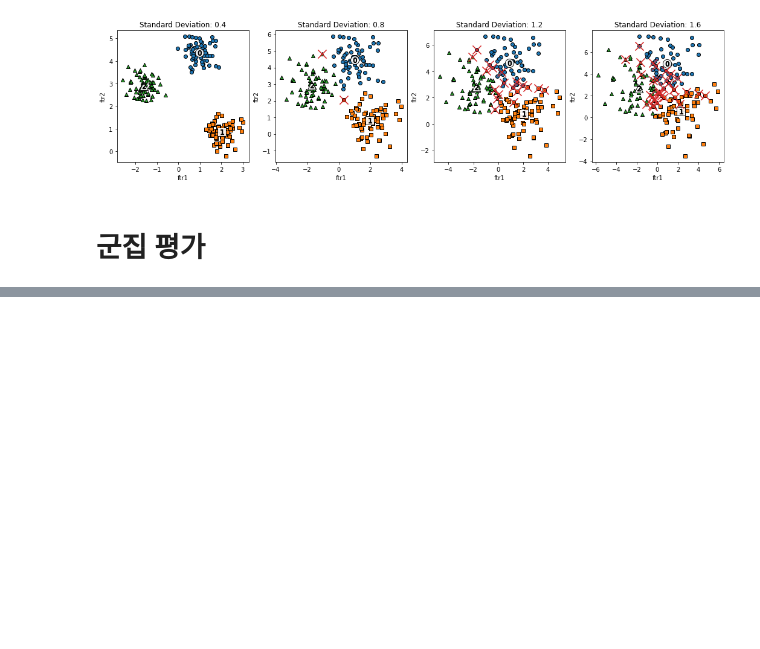
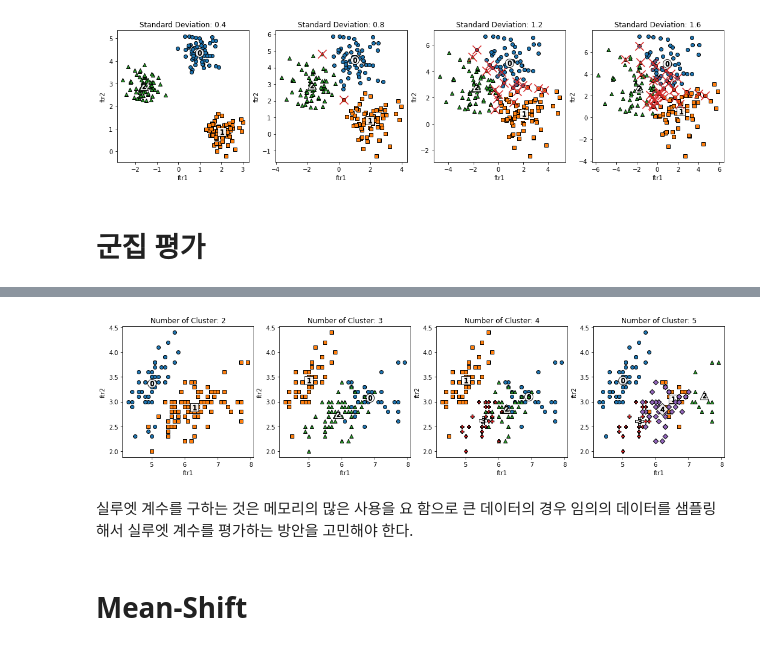
Before and after one commit to SeWonKwon/Machine-Learning, a Jupyter notebook: Machine_Learning/E01_Clustering.ipynb, the cells around one changed output, grey strips where cells are left out. Cells and saved outputs as stored; diff of their text form; code cells hidden in the pictures; blank space fills up the shorter version.

```diff
--- a/Machine_Learning/E01_Clustering.ipynb
+++ b/Machine_Learning/E01_Clustering.ipynb
@@ -481,0 +494,6 @@ plt.show()
+# %%
+iris=load_iris()
+feature_names = [x[:-5].replace(' ','_') for x in iris.feature_names]
+iris_df = pd.DataFrame(data=iris.data, columns=feature_names)
+kmeans = KMeans(n_clusters=3, init='k-means++', max_iter=300, random_state=0).fit(iris_df)
+iris_df['cluster'] = kmeans.labels_
@@ -481,0 +637,8 @@ plt.show()
+# %%
+visualize_silhouette_scatter([ 2, 3, 4, 5], iris.data)
+# %% [output]
+[figure, added]
+# %% [markdown]
+실루엣 계수를 구하는 것은 메모리의 많은 사용을 요 함으로 큰 데이터의 경우 임의의 데이터를 샘플링해서 실루엣 계수를 평가하는 방안을 고민해야 한다.
+# %% [markdown]
+# Mean-Shift
```
Also changed, not shown: parts of 17 cells of this notebook.
